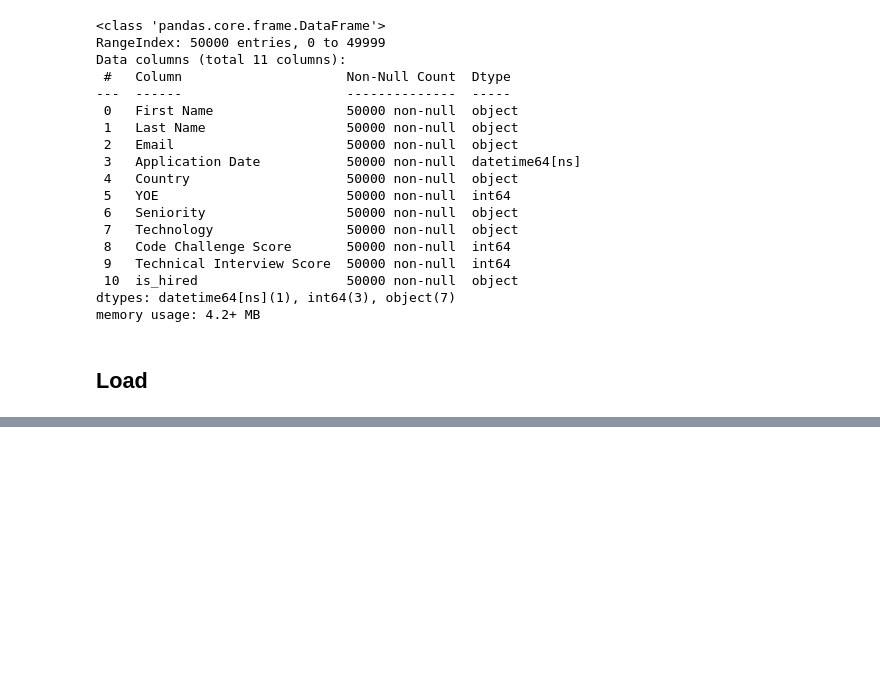
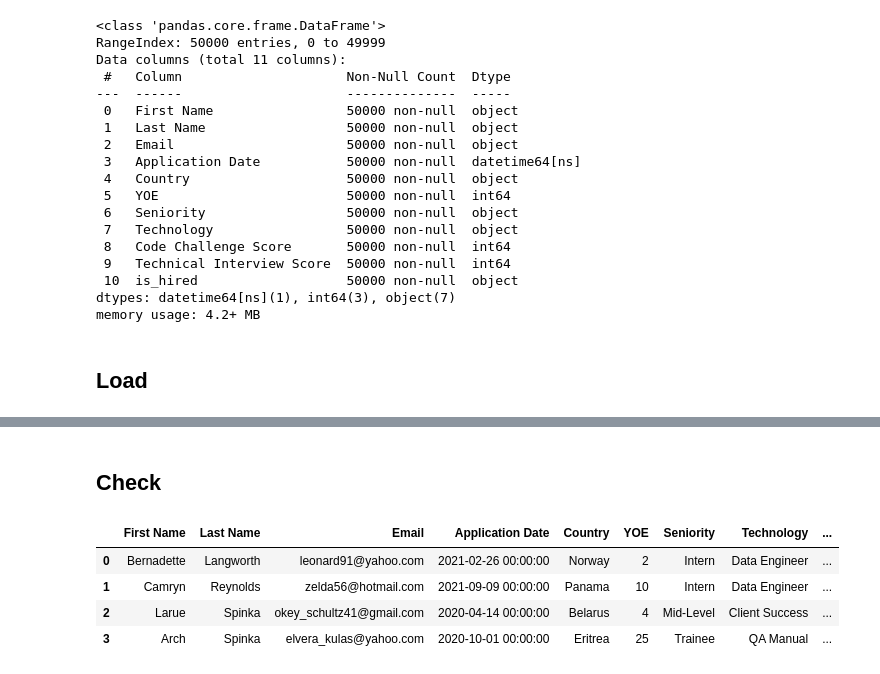
Before and after one commit to JuanRuizIng/Workshop001_Data_Engineering, a Jupyter notebook: EDA.ipynb, the cells around one changed output, grey strips where cells are left out. Cells and saved outputs as stored; diff of their text form; code cells hidden in the pictures; blank space fills up the shorter version.

Commit message:
Update EDA.ipynb
Add check in the load

```diff
--- a/EDA.ipynb
+++ b/EDA.ipynb
@@ -260,0 +261,11 @@ Data inserted
+# %% [markdown]
+## Check
+# %%
+df = pd.read_sql_query('SELECT * FROM candidates_clean', engine)
+df.head(4)
+# %% [output]
+|  | First Name | Last Name | Email | Application Date | Country | YOE | Seniority | Technology | ... |
+| 0 | Bernadette | Langworth | leonard91@yahoo.com | 2021-02-26 00:00:00 | Norway | 2 | Intern | Data Engineer | ... |
+| 1 | Camryn | Reynolds | zelda56@hotmail.com | 2021-09-09 00:00:00 | Panama | 10 | Intern | Data Engineer | ... |
+| 2 | Larue | Spinka | okey_schultz41@gmail.com | 2020-04-14 00:00:00 | Belarus | 4 | Mid-Level | Client Success | ... |
+| 3 | Arch | Spinka | elvera_kulas@yahoo.com | 2020-10-01 00:00:00 | Eritrea | 25 | Trainee | QA Manual | ... |
```
Also changed, not shown: parts of 1 cell of this notebook.
